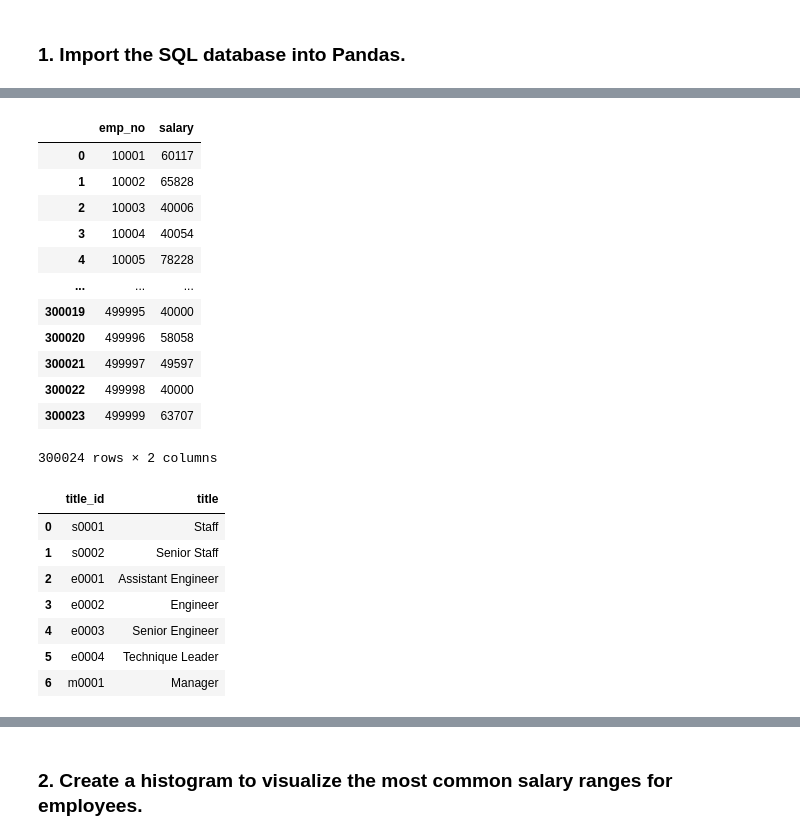
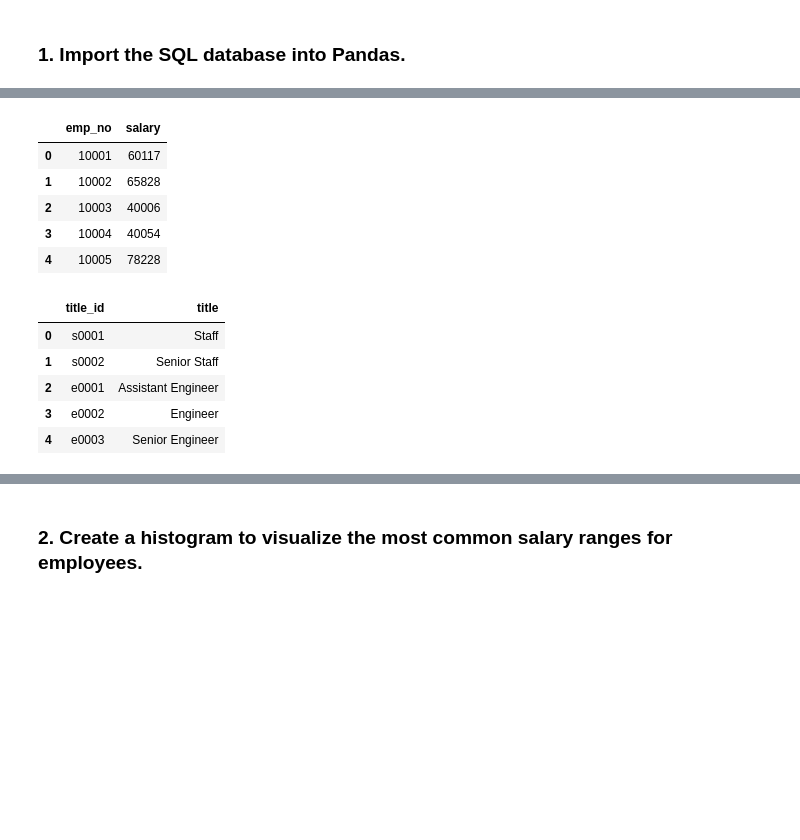
Before and after one commit to JimKTran/UofT-BCS-SQL-Challenge, a Jupyter notebook: EmployeeSQL/Bonus_db.ipynb, the cells around one changed output, grey strips where cells are left out. Cells and saved outputs as stored; diff of their text form; code cells hidden in the pictures; blank space fills up the shorter version.

```diff
--- a/EmployeeSQL/Bonus_db.ipynb
+++ b/EmployeeSQL/Bonus_db.ipynb
@@ -34,21 +27,14 @@ employees_df
 # %%
-salaries_df
+salaries_df.head()
 # %% [output]
 |  | emp_no | salary |
 | 0 | 10001 | 60117 |
 | 1 | 10002 | 65828 |
 | 2 | 10003 | 40006 |
 | 3 | 10004 | 40054 |
 | 4 | 10005 | 78228 |
-| ... | ... | ... |
-| 300019 | 499995 | 40000 |
-| 300020 | 499996 | 58058 |
-| 300021 | 499997 | 49597 |
-| 300022 | 499998 | 40000 |
-| 300023 | 499999 | 63707 |
-300024 rows × 2 columns
 # %%
-titles_df
+titles_df.head()
 # %% [output]
 |  | title_id | title |
 | 0 | s0001 | Staff |
@@ -56,8 +42,6 @@ titles_df
 | 2 | e0001 | Assistant Engineer |
 | 3 | e0002 | Engineer |
 | 4 | e0003 | Senior Engineer |
-| 5 | e0004 | Technique Leader |
-| 6 | m0001 | Manager |
 # %%
 all_data = pd.merge(employees_df, salaries_df, how='inner', on='emp_no').merge(titles_df, how='inner', left_on='emp_title_id',right_on='title_id')
 all_data
```
Also changed, not shown: parts of 13 cells of this notebook.
